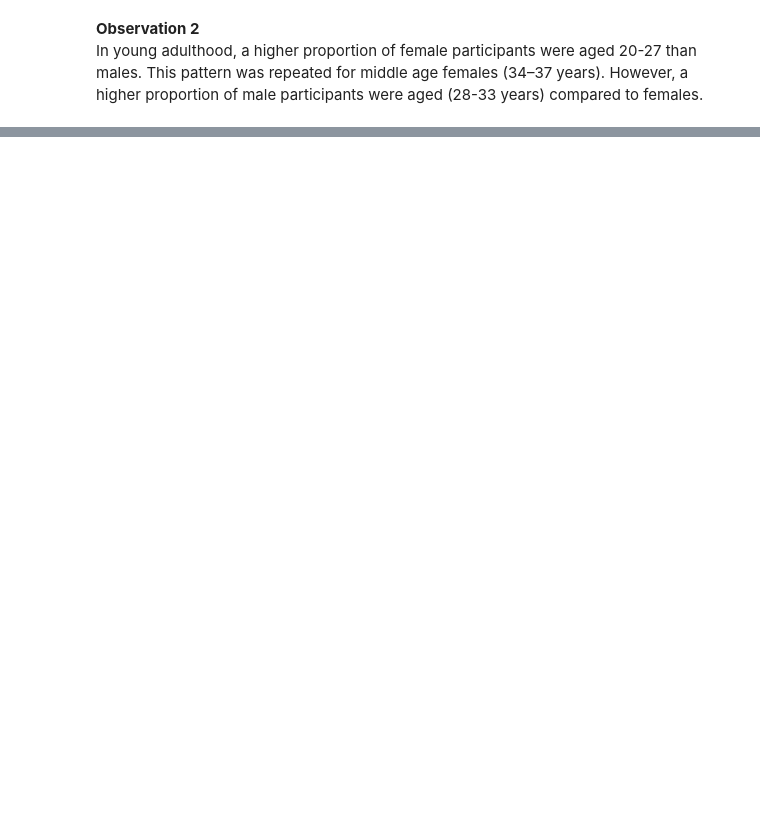
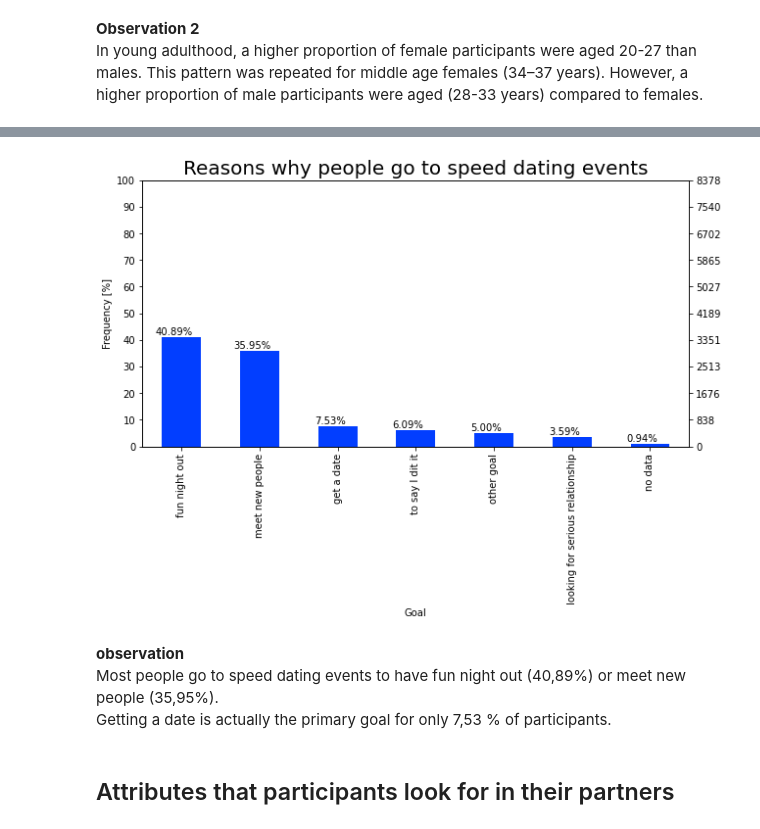
Before and after one commit to AouatefRouahi/Speed_Dating_Analysis, a Jupyter notebook: Speed_Dating_Project.ipynb, the cells around one changed output, grey strips where cells are left out. Saved outputs shown, nothing was run; the diff lists cells and outputs as text; code cells hidden in the pictures; blank space fills up the shorter version.

```diff
--- a/Speed_Dating_Project.ipynb
+++ b/Speed_Dating_Project.ipynb
@@ -270,0 +357,26 @@ In young adulthood, a higher proportion of female participants were aged 20-27 t
+# %%
+plt.figure(figsize=(10,5))
+plt.title("Reasons why people go to speed dating events", fontsize=20)
+plt.xlabel('Goal')
+plt.ylabel('Frequency [%]')
+
+# show the frequencies
+ax = (dataset.goal.value_counts()/len(dataset)*100).plot(kind="bar")
+# y axis on the left for the frequency [%]
+ax.set_yticks(np.arange(0, 110, 10))
+
+# y axis on the right for the number of subjects
+ax2 = ax.twinx()
+ax2.set_yticks(np.arange(0, 110, 10)*len(dataset)/100)
+
+for p in ax.patches:
+    ax.annotate('{:.2f}%'.format(p.get_height()), (p.get_x()+0.15, p.get_height()+1), ha="center")
+
+
+# pie chart
+# %% [output]
+[figure, added]
+# %% [markdown]
+**observation**
+Most people go to speed dating events to have fun night out (40,89%) or meet new people (35,95%).
+Getting a date is actually the primary goal for only 7,53 % of participants.
@@ -270,0 +385,2 @@ In young adulthood, a higher proportion of female participants were aged 20-27 t
+# %% [markdown]
+## Attributes that participants look for in their partners
```
Also changed, not shown: parts of 51 cells of this notebook.
